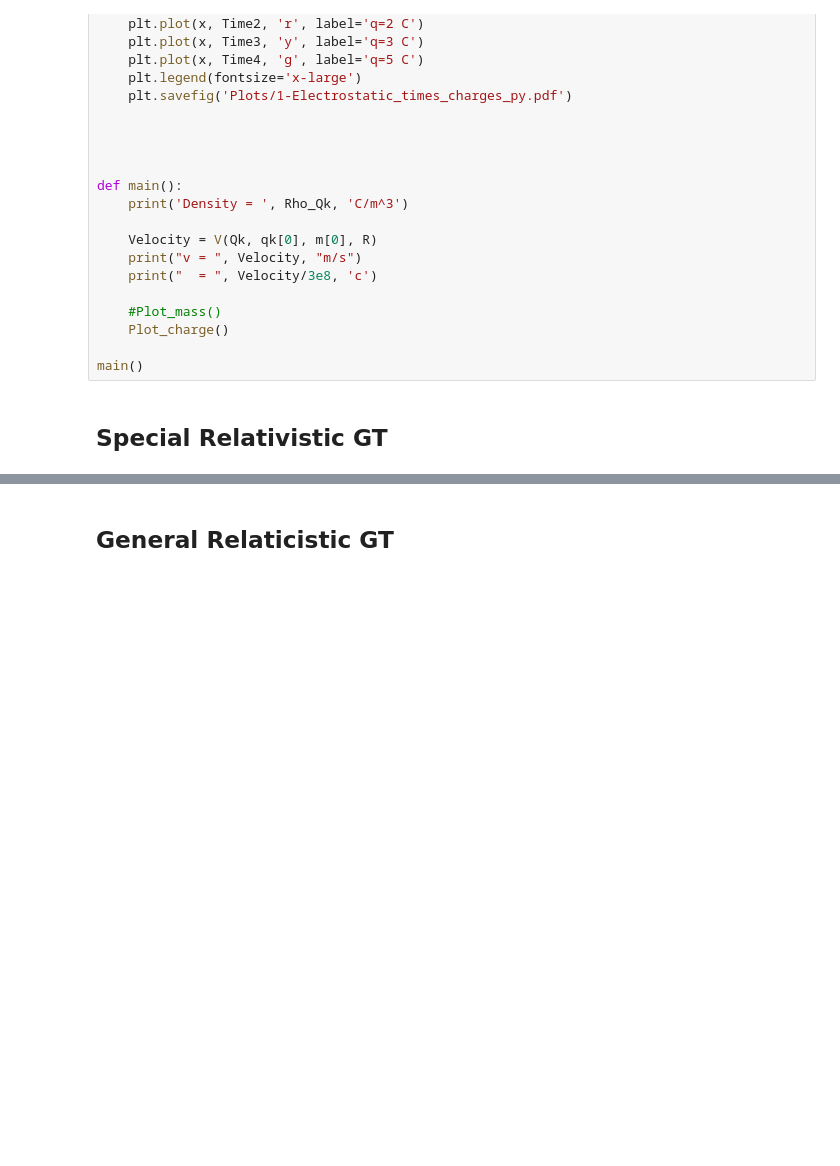
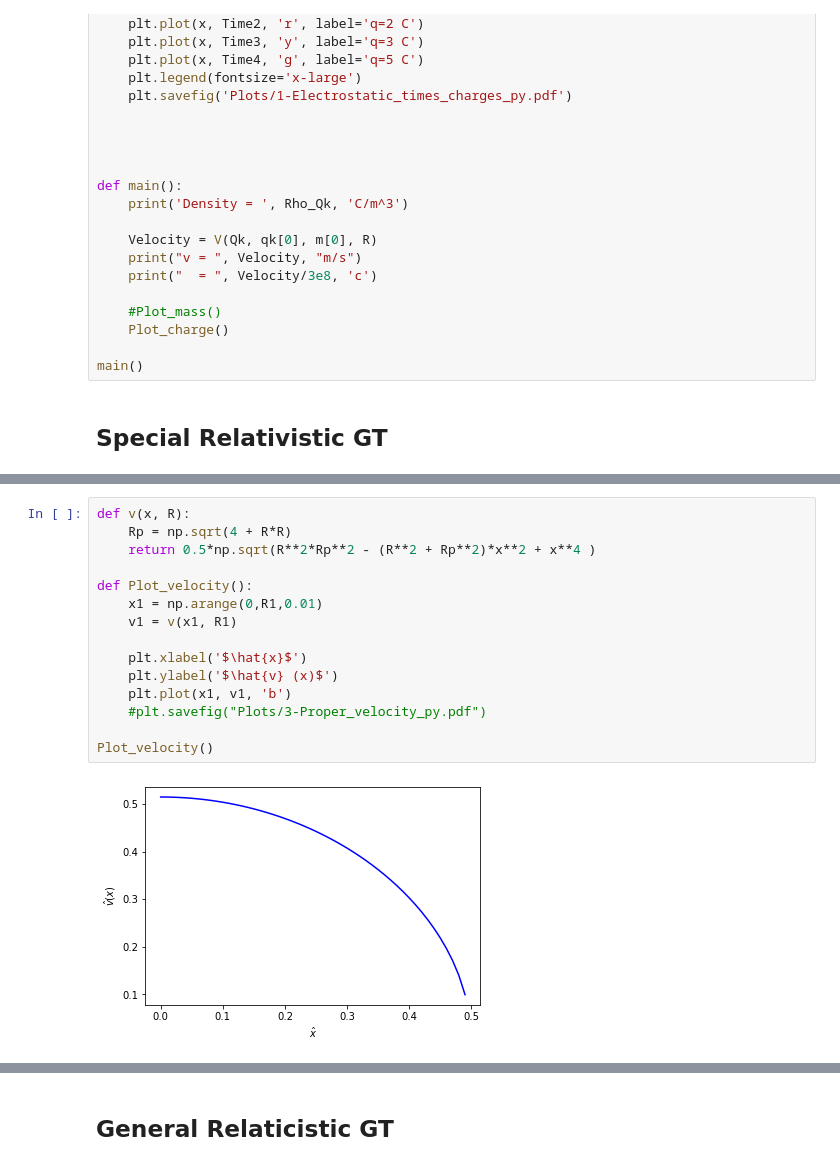
Before and after one commit to nigomezcr/Bachelors-Dissertation, a Jupyter notebook: 2-Relativistic Gravity Train/RelativisticGravityTrain.ipynb, the cells around one changed output, grey strips where cells are left out. Cells and saved outputs as stored; diff of their text form; blank space fills up the shorter version.

```diff
--- a/2-Relativistic Gravity Train/RelativisticGravityTrain.ipynb
+++ b/2-Relativistic Gravity Train/RelativisticGravityTrain.ipynb
@@ -241,0 +155,17 @@ main()
+# %%
+def v(x, R):
+    Rp = np.sqrt(4 + R*R)
+    return 0.5*np.sqrt(R**2*Rp**2 - (R**2 + Rp**2)*x**2 + x**4 )
+
+def Plot_velocity():
+    x1 = np.arange(0,R1,0.01)
+    v1 = v(x1, R1)
+
+    plt.xlabel('$\hat{x}$')
+    plt.ylabel('$\hat{v} (x)$')
+    plt.plot(x1, v1, 'b')
+    #plt.savefig("Plots/3-Proper_velocity_py.pdf")
+
+Plot_velocity()
+# %% [output]
+[figure, added]
```
Also changed, not shown: parts of 22 cells of this notebook, 7 other files.
